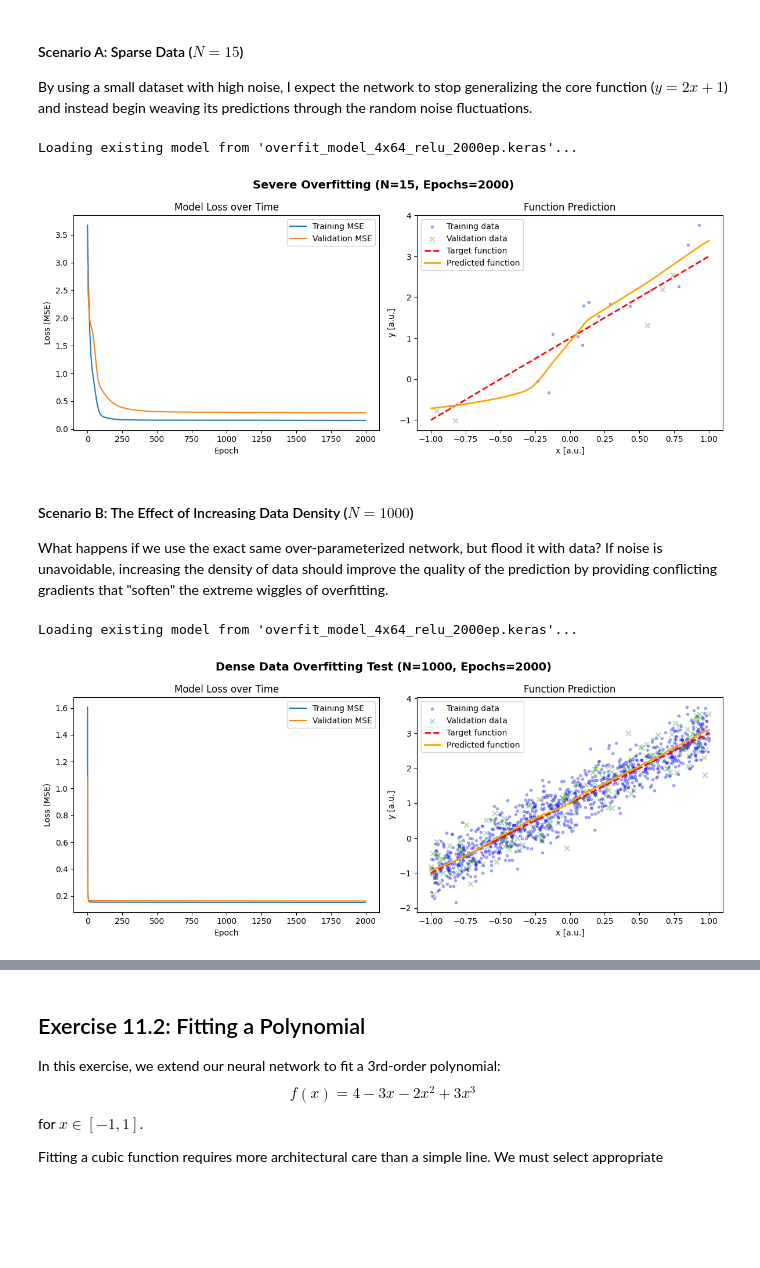
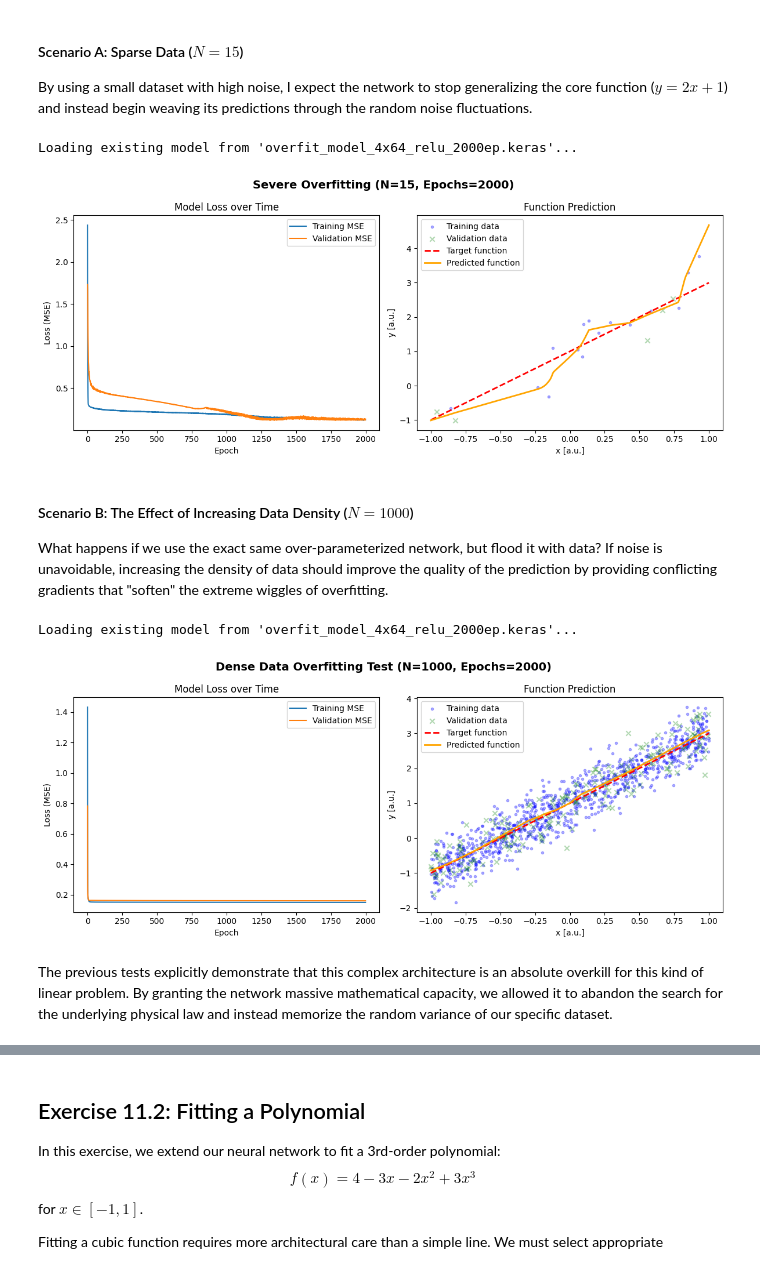
Before and after one commit to giuliagogna/NumericalSimulationLaboratory, a Jupyter notebook: Lab11/exercise11.ipynb, the cells around one changed output, grey strips where cells are left out. Drawn from its saved outputs; the diff is of its cells as text; code cells hidden in the pictures; blank space fills up the shorter version.

```diff
--- a/Lab11/exercise11.ipynb
+++ b/Lab11/exercise11.ipynb
@@ -134,14 +147,12 @@ batch_sz = 32
 
 sigma = 0.4 # Higher noise to encourage overfitting
 
-force_retrain = False
-
 # Creates a name like: "model_4x64_swish_1500ep.keras"
 signature = f"{n_layers}x{n_neurons}_{activation_func}_{n_epochs}ep"
 base_model_name = f"overfit_model_{signature}"
 base_history_name = f"overfit_history_{signature}"
 
-def run_complex_model_trial(n_train, n_valid, batch_size, title):
+def run_complex_model_trial(n_train, n_valid, batch_size, title, force_retrain=False):
     """Trains a highly over-parameterized model and plots the results."""
 
     # Generate Data
@@ -156,7 +167,7 @@ def run_complex_model_trial(n_train, n_valid, batch_size, title):
     y_valid = np.random.normal(m * x_valid + q, sigma)
 
 
-    # Logic: Load or Train
+    # Load or Train
     if os.path.exists(base_model_name+f'_{n_train}tr.keras') and not force_retrain:
         print(f"Loading existing model from '{base_model_name}.keras'...")
 
@@ -184,12 +195,12 @@ def run_complex_model_trial(n_train, n_valid, batch_size, title):
 
         history = model.fit(
             x = x_train, y = y_train,
-            batch_size = batch_sz, epochs = n_epochs,
+            batch_size = batch_size, epochs = n_epochs,
             shuffle=True, validation_data=(x_valid, y_valid),
             verbose=0
         )
 
-        # Determine Filenames (Avoid overwriting an existing perfect model)
+        # Determine Filenames (Avoid overwriting an existing model)
         if os.path.exists(base_model_name+f'_{n_train}tr.keras') and force_retrain:
             timestamp = datetime.now().strftime("%Y%m%d_%H%M%S")
             save_model_name = f"overfit_model_{signature}_{timestamp}_{n_train}tr.keras"
@@ -240,19 +251,21 @@ By using a small dataset with high noise, I expect the network to stop generaliz
 # %%
 # Train the massive network on just 15 points
 run_complex_model_trial(n_train=15, n_valid=5, batch_size=1,
-                        title="Severe Overfitting (N=15, Epochs=2000)")
+                        title="Severe Overfitting (N=15, Epochs=2000)", force_retrain=False)
 # %% [output]
 Loading existing model from 'overfit_model_4x64_relu_2000ep.keras'...
-[figure, old version]
+[figure, new version]
 # %% [markdown]
 #### Scenario B: The Effect of Increasing Data Density ($N=1000$)
 What happens if we use the exact same over-parameterized network, but flood it with data? If noise is unavoidable, increasing the density of data should improve the quality of the prediction by providing conflicting gradients that "soften" the extreme wiggles of overfitting.
 # %%
 # Train the exact same network on 1000 points
 run_complex_model_trial(n_train=1000, n_valid=200, batch_size=32,
-                        title="Dense Data Overfitting Test (N=1000, Epochs=2000)")
+                        title="Dense Data Overfitting Test (N=1000, Epochs=2000)", force_retrain=False)
 # %% [output]
 Loading existing model from 'overfit_model_4x64_relu_2000ep.keras'...
-[figure, old version]
+[figure, new version]
+# %% [markdown]
+The previous tests explicitly demonstrate that this complex architecture is an absolute overkill for this kind of linear problem. By granting the network massive mathematical capacity, we allowed it to abandon the search for the underlying physical law and instead memorize the random variance of our specific dataset.
 # %% [markdown]
 ### Limits of Over-Parameterization and Epochs
```
Also changed, not shown: parts of 7 cells of this notebook, 4 other files.
